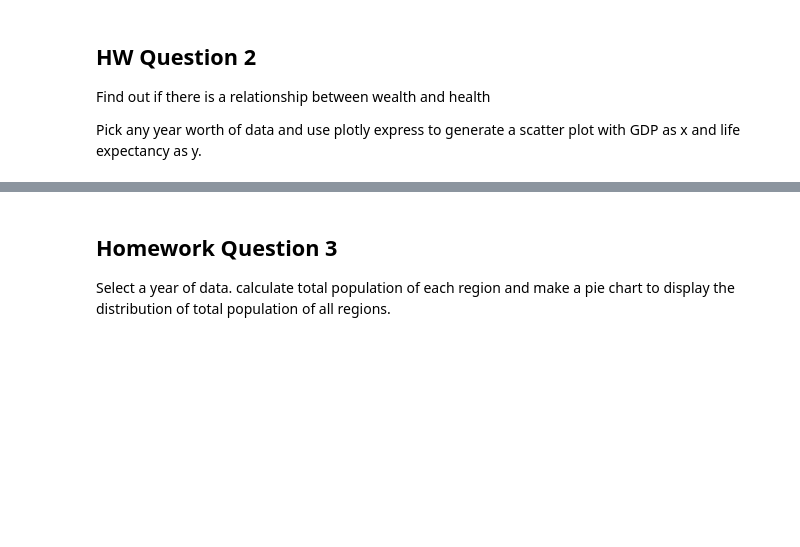
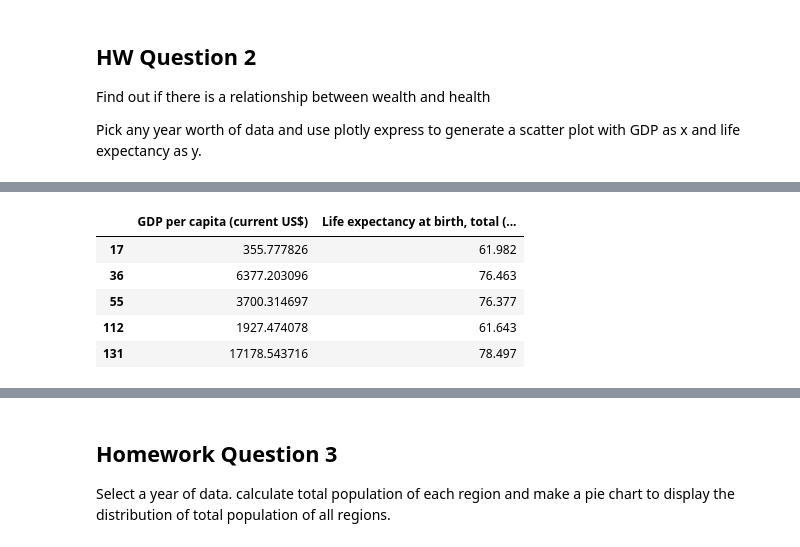
Before and after one commit to Aravind6908/UMBC-DATA609-FALL24-WANG, a Jupyter notebook: Assignments/Assignment_04.ipynb, the cells around one changed output, grey strips where cells are left out. Saved outputs shown, nothing was run; the diff lists cells and outputs as text; code cells hidden in the pictures; blank space fills up the shorter version.

```diff
--- a/Assignments/Assignment_04.ipynb
+++ b/Assignments/Assignment_04.ipynb
@@ -95,0 +139,11 @@ Pick any year worth of data and use plotly express to generate a scatter plot wi
+# %%
+# Find out if there is a relationship between wealth and health
+
+df_2021[['GDP per capita (current US$)', 'Life expectancy at birth, total (years)']].head()
+# %% [output]
+|  | GDP per capita (current US$) | Life expectancy at birth, total (... |
+| 17 | 355.777826 | 61.982 |
+| 36 | 6377.203096 | 76.463 |
+| 55 | 3700.314697 | 76.377 |
+| 112 | 1927.474078 | 61.643 |
+| 131 | 17178.543716 | 78.497 |
```
Also changed, not shown: parts of 15 cells of this notebook.
